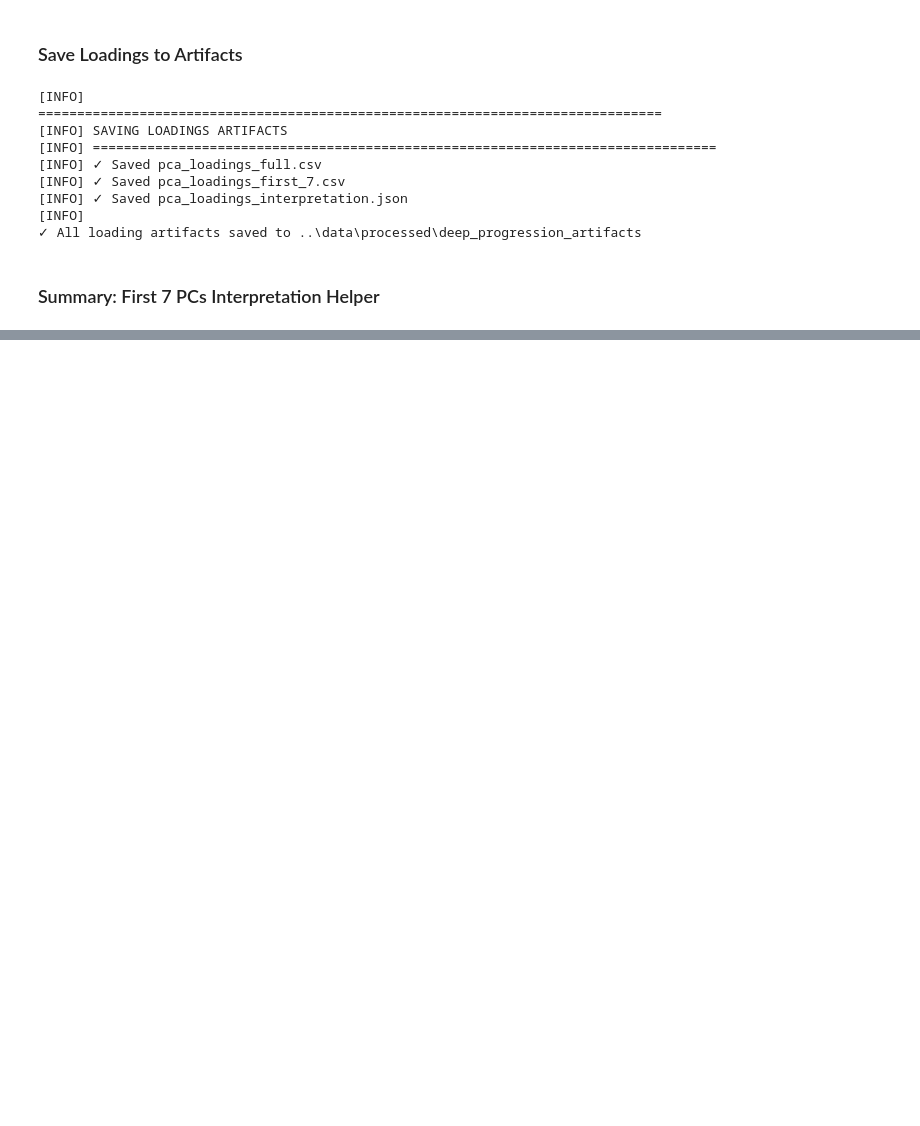
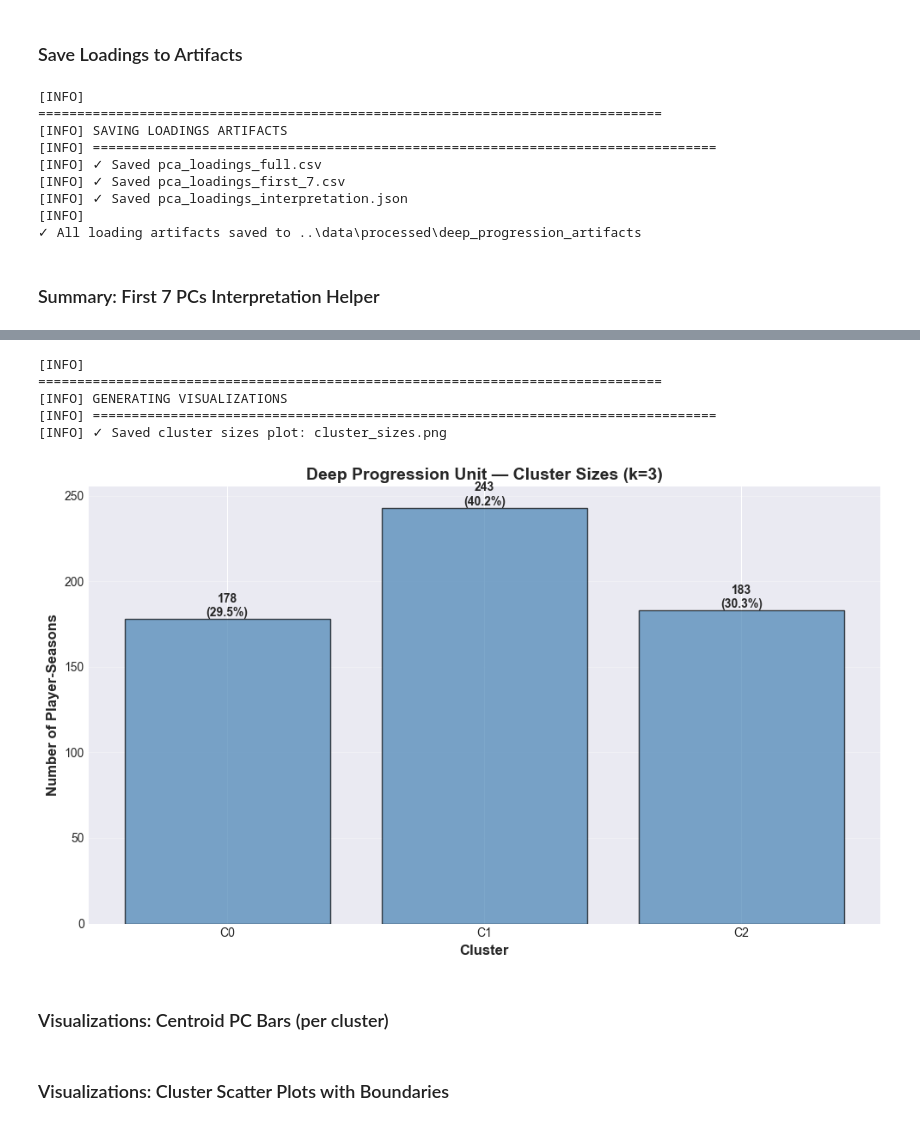
Before and after one commit to Eugenia148/ISAC2025, a Jupyter notebook: notebooks/deep_progression_pca_variance.ipynb, the cells around one changed output, grey strips where cells are left out. Drawn from its saved outputs; the diff is of its cells as text; code cells hidden in the pictures; blank space fills up the shorter version.

```diff
--- a/notebooks/deep_progression_pca_variance.ipynb
+++ b/notebooks/deep_progression_pca_variance.ipynb
@@ -1431,0 +2220,46 @@ PC1 (24.1% variance):
+# %%
+log_message("\n" + "="*80)
+log_message("GENERATING VISUALIZATIONS")
+log_message("="*80)
+
+# Cluster sizes bar chart
+fig, ax = plt.subplots(figsize=(10, 6))
+
+clusters = cluster_sizes_df['cluster'].values
+counts = cluster_sizes_df['count'].values
+percentages = cluster_sizes_df['percentage'].values
+
+bars = ax.bar(clusters, counts, alpha=0.7, color='steelblue', edgecolor='black')
+
+# Add percentage labels on bars
+for i, (bar, pct) in enumerate(zip(bars, percentages)):
+    height = bar.get_height()
+    ax.text(bar.get_x() + bar.get_width()/2., height,
+            f'{int(counts[i])}\n({pct:.1f}%)',
+            ha='center', va='bottom', fontsize=10, fontweight='bold')
+
+ax.set_xlabel('Cluster', fontsize=12, fontweight='bold')
+ax.set_ylabel('Number of Player-Seasons', fontsize=12, fontweight='bold')
+ax.set_title(f'Deep Progression Unit — Cluster Sizes (k={K})', fontsize=14, fontweight='bold')
+ax.set_xticks(clusters)
+ax.set_xticklabels([f'C{c}' for c in clusters])
+ax.grid(True, alpha=0.3, axis='y')
+
+plt.tight_layout()
+
+save_path = plots_dir / "cluster_sizes.png"
+plt.savefig(save_path, dpi=150, bbox_inches='tight')
+log_message(f"✓ Saved cluster sizes plot: {save_path.name}")
+
+plt.show()
+# %% [output]
+[INFO]
+================================================================================
+[INFO] GENERATING VISUALIZATIONS
+[INFO] ================================================================================
+[INFO] ✓ Saved cluster sizes plot: cluster_sizes.png
+[figure, added]
+# %% [markdown]
+### Visualizations: Centroid PC Bars (per cluster)
+# %% [markdown]
+### Visualizations: Cluster Scatter Plots with Boundaries
```
Also changed, not shown: parts of 53 cells of this notebook, 9 other files.
